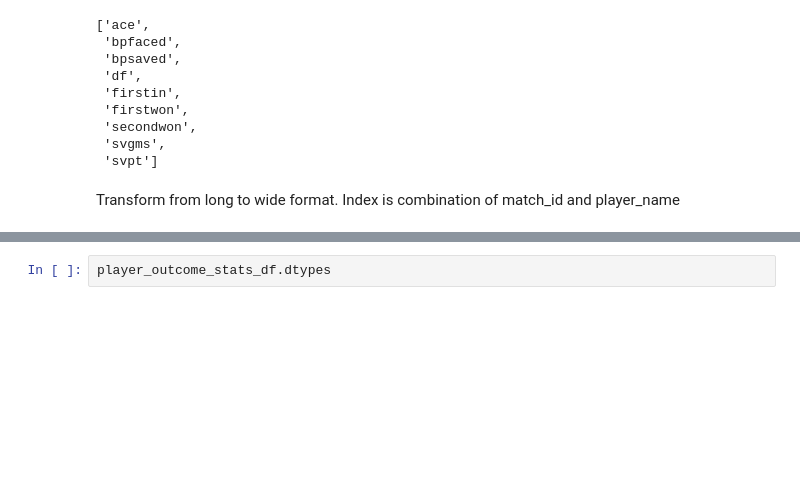
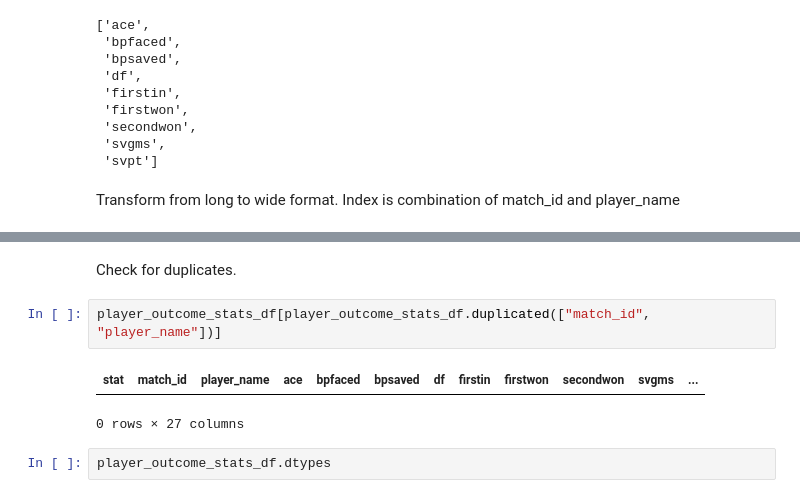
Before and after one commit to markclare1992/tennis, a Jupyter notebook: eda/initial_exploration.ipynb, the cells around one changed output, grey strips where cells are left out. Cells and saved outputs as stored; diff of their text form; blank space fills up the shorter version.

```diff
--- a/eda/initial_exploration.ipynb
+++ b/eda/initial_exploration.ipynb
@@ -493,3 +534,10 @@ player_outcome_stats_df.head()
+# %% [markdown]
+Check for duplicates.
+# %%
+player_outcome_stats_df[player_outcome_stats_df.duplicated(["match_id", "player_name"])]
+# %% [output]
+| stat | match_id | player_name | ace | bpfaced | bpsaved | df | firstin | firstwon | secondwon | svgms | ... |
+0 rows × 27 columns
 # %%
 player_outcome_stats_df.dtypes
 # %% [output]
```
Also changed, not shown: parts of 13 cells of this notebook, 39 other files.
